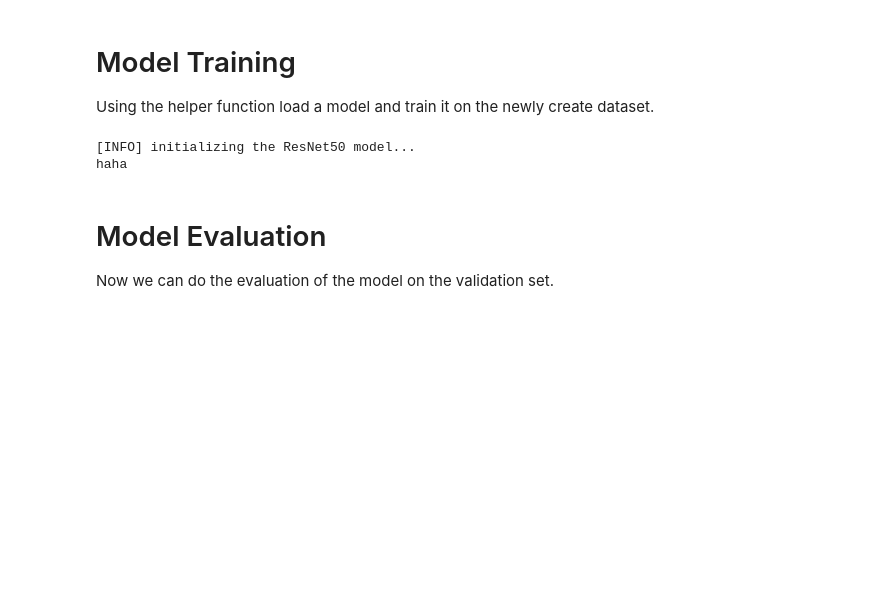
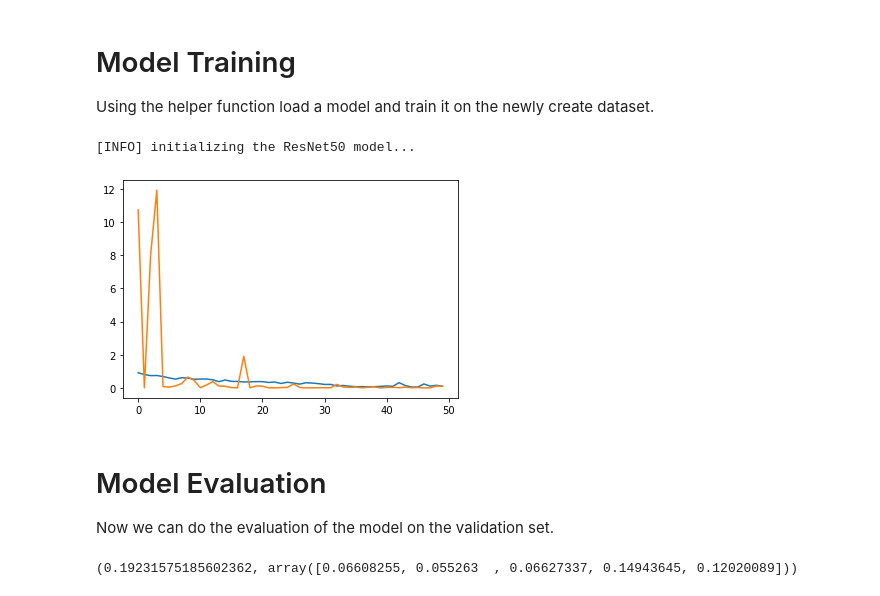
Before and after one commit to UncleBen420/RTS-Reinforced-Tree-Search-, a Jupyter notebook: noaa/NOAA_demo.ipynb, the cells around one changed output. Cells and saved outputs as stored; diff of their text form; code cells hidden in the pictures; blank space fills up the shorter version.

Commit message:
noaa resnet50 trained

```diff
--- a/noaa/NOAA_demo.ipynb
+++ b/noaa/NOAA_demo.ipynb
@@ -21,22 +21,22 @@ Using the helper function load a model and train it on the newly create dataset.
 # %%
 import train_model
 import matplotlib.pyplot as plt
 TRAIN_PATH = "/PATH/TO/THE/DATASET"
-TRAIN_PATH = "/media/remy/PHILIPS UFD/Model/Train"
+TRAIN_PATH = "/home/remy/Documents/Model/Train"
 EPOCHS = 50
 
-DEVICE = 'cpu'
+DEVICE = 'cuda'
 
 model = train_model.get_model(DEVICE)
 
 history, model = train_model.train(TRAIN_PATH, model, EPOCHS, DEVICE)
 
 plt.plot(history["train_loss"])
 plt.plot(history["test_loss"])
 plt.show()
 # %% [output]
 [INFO] initializing the ResNet50 model...
-haha
+[figure, added]
 # %% [markdown]
 # Model Evaluation
 
@@ -45,4 +45,6 @@ Now we can do the evaluation of the model on the validation set.
 TRAIN_PATH = "/PATH/TO/THE/DATASET"
 TRAIN_PATH = "/media/remy/PHILIPS UFD/Model/Test"
 
-print(train_model.eval(TRAIN_PATH, model))
+print(train_model.eval(TRAIN_PATH, model, DEVICE))
+# %% [output]
+(0.19231575185602362, array([0.06608255, 0.055263  , 0.06627337, 0.14943645, 0.12020089]))
```
Also changed, not shown: parts of 3 cells of this notebook, 16 other files.
